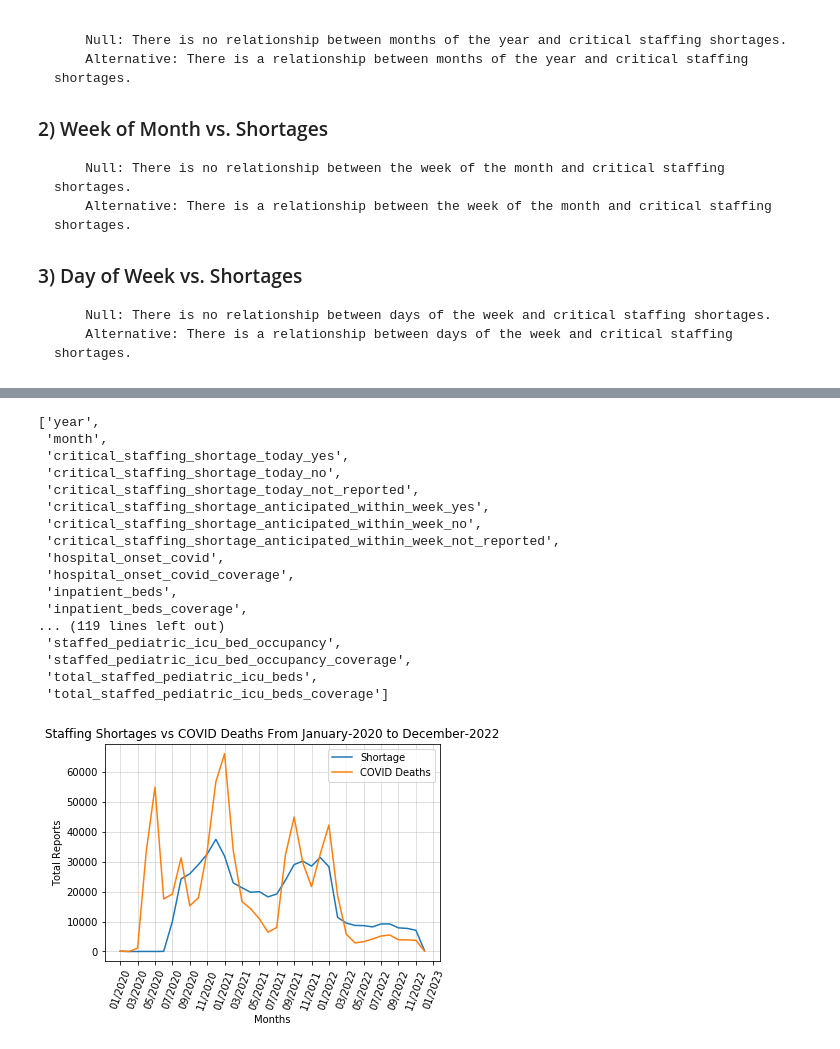
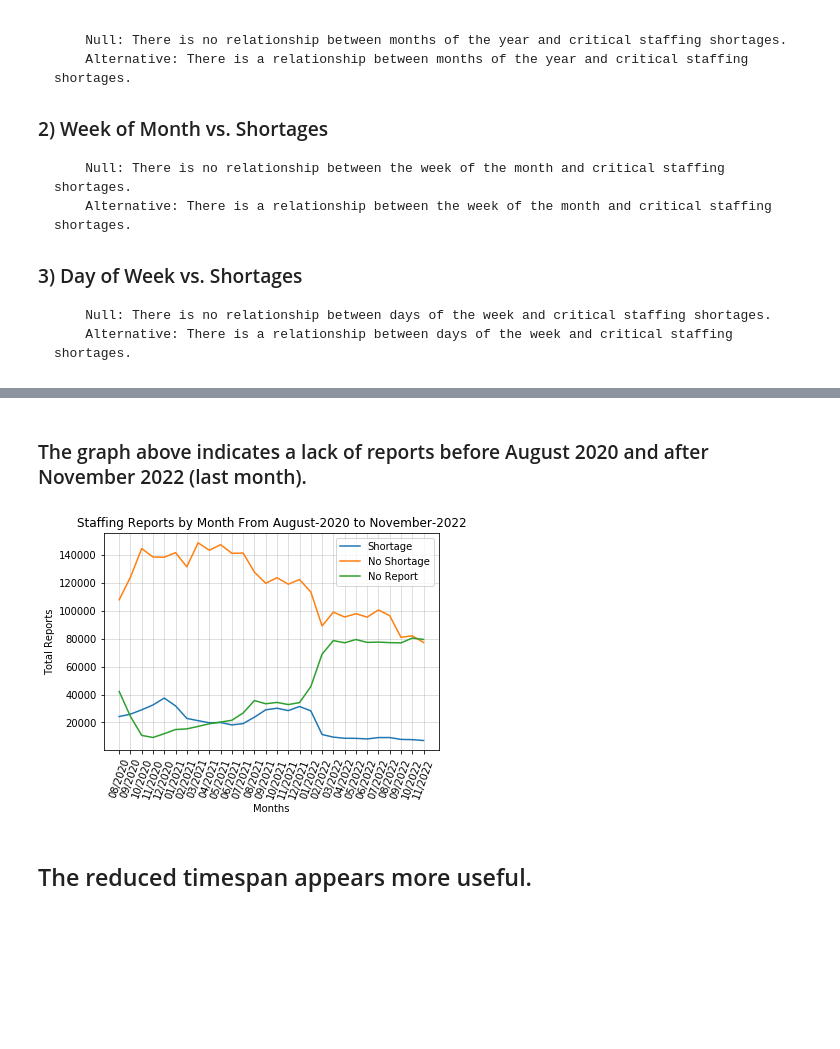
Before and after one commit to nkeplinger/healthcare_module7, a Jupyter notebook: Chronological_Analysis.ipynb, the cells around one changed output, grey strips where cells are left out. Drawn from its saved outputs; the diff is of its cells as text; code cells hidden in the pictures; blank space fills up the shorter version.

```diff
--- a/Chronological_Analysis.ipynb
+++ b/Chronological_Analysis.ipynb
@@ -93,35 +89,26 @@ plt.show()
-# %%
-list(sum_by_year.columns)
-# %% [output]
-['year',
- 'month',
- 'critical_staffing_shortage_today_yes',
- 'critical_staffing_shortage_today_no',
- 'critical_staffing_shortage_today_not_reported',
- 'critical_staffing_shortage_anticipated_within_week_yes',
- 'critical_staffing_shortage_anticipated_within_week_no',
- 'critical_staffing_shortage_anticipated_within_week_not_reported',
- 'hospital_onset_covid',
- 'hospital_onset_covid_coverage',
- 'inpatient_beds',
- 'inpatient_beds_coverage',
-... (119 lines left out)
- 'staffed_pediatric_icu_bed_occupancy',
- 'staffed_pediatric_icu_bed_occupancy_coverage',
- 'total_staffed_pediatric_icu_beds',
- 'total_staffed_pediatric_icu_beds_coverage']
-# %%
-plt.plot(sum_by_year['critical_staffing_shortage_today_yes'])
-plt.plot(sum_by_year['deaths_covid'])
-plt.legend(['Shortage', 'COVID Deaths'])
-plt.ylabel('Total Reports')
-plt.xlabel('Months')
-plt.title('Staffing Shortages vs COVID Deaths From {} to {}'.format(datetime.strptime(data['date'].min(), '%Y/%m/%d').strftime('%B-%Y'),
-                                               datetime.strptime(data['date'].max(), '%Y/%m/%d').strftime('%B-%Y')
-                                              ))
-plt.xticks(ticks=np.arange(0,37, 2), labels=labels, rotation=70)
-plt.grid(alpha=.5)
-plt.savefig('output/1-2.png')
-plt.show()
-# %% [output]
-[figure, removed]
+# %% [markdown]
+### The graph above indicates a lack of reports before August 2020 and after November 2022 (last month).
+# %%
+# drop the rows with insufficient data
+
+sum_by_month = sum_by_month.drop([0,1,2,3,4,5,6,35]).reset_index(drop=True)
+# %%
+plt.plot(sum_by_month['critical_staffing_shortage_today_yes'])
+plt.plot(sum_by_month['critical_staffing_shortage_today_no'])
+plt.plot(sum_by_month['critical_staffing_shortage_today_not_reported'])
+plt.legend(['Shortage', 'No Shortage', 'No Report'])
+plt.ylabel('Total Reports')
+plt.xlabel('Months')
+plt.title('Staffing Reports by Month From {} to {}'.format(datetime.strptime(f"{sum_by_month['year'][0]} {sum_by_month['month'][0]}", '%Y %m').strftime('%B-%Y'),
+                                                         datetime.strptime(f"{sum_by_month['year'][sum_by_month.index.max()]} {sum_by_month['month'][sum_by_month.index.max()]}", '%Y %m').strftime('%B-%Y')))
+labels = []
+for x in np.arange(0,28,1):
+    labels.append('{}/{}'.format(sum_by_month['month'][x], sum_by_month['year'][x]))
+plt.xticks(ticks=np.arange(0,28, 1), labels=labels, rotation=70)
+plt.grid(alpha=.5)
+plt.savefig('output/1-2.png')
+plt.show()
+# %% [output]
+[figure, added]
+# %% [markdown]
+## The reduced timespan appears more useful.
```
Also changed, not shown: parts of 23 cells of this notebook, 7 other files.
